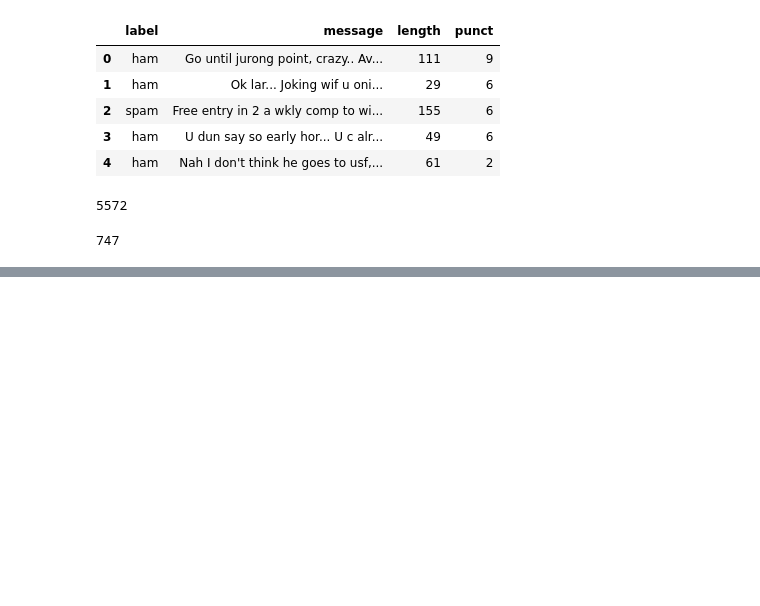
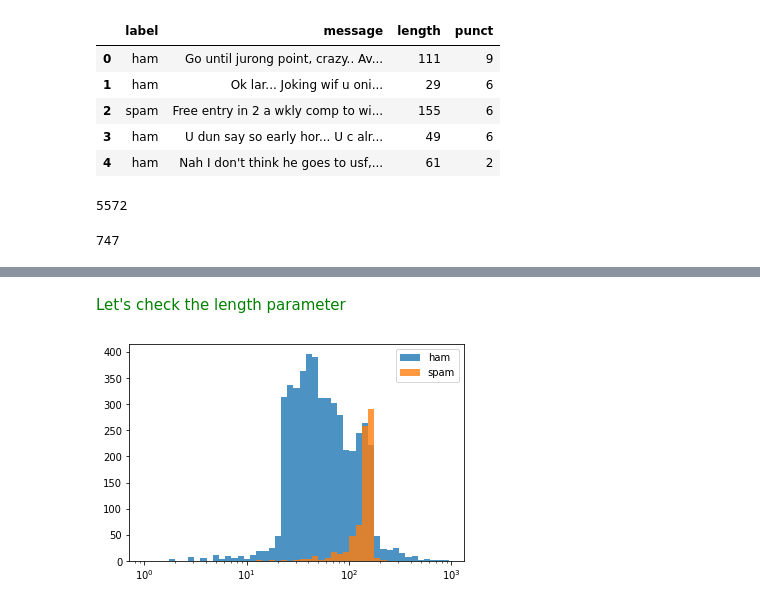
Before and after one commit to aryatomarAI/Natural-Language-Processing-with-python, a Jupyter notebook: Text-Classification/SciKit-Learn-Primer.ipynb, the cells around one changed output, grey strips where cells are left out. Cells and saved outputs as stored; diff of their text form; code cells hidden in the pictures; blank space fills up the shorter version.

```diff
--- a/Text-Classification/SciKit-Learn-Primer.ipynb
+++ b/Text-Classification/SciKit-Learn-Primer.ipynb
@@ -42,0 +103,11 @@ len(df[df['label']=='spam'])
+# %% [markdown]
+<font color='green'>Let's check the length parameter
+# %%
+plt.xscale('log')
+bins = 1.15**(np.arange(0,50))
+plt.hist(df[df['label']=='ham']['length'],bins=bins,alpha=0.8)
+plt.hist(df[df['label']=='spam']['length'],bins=bins,alpha=0.8)
+plt.legend(('ham','spam'))
+plt.show()
+# %% [output]
+[figure, added]
```
Also changed, not shown: parts of 13 cells of this notebook.
